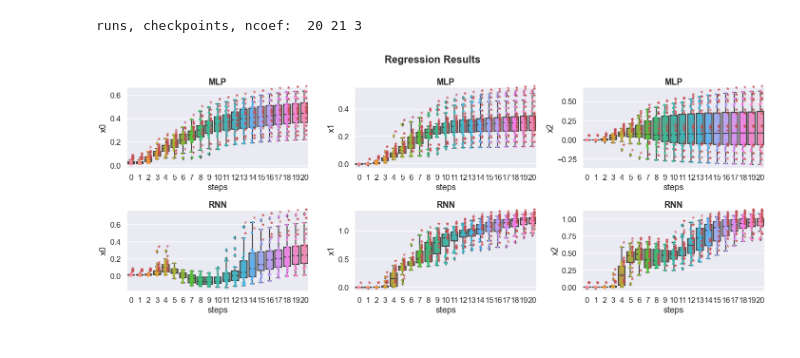
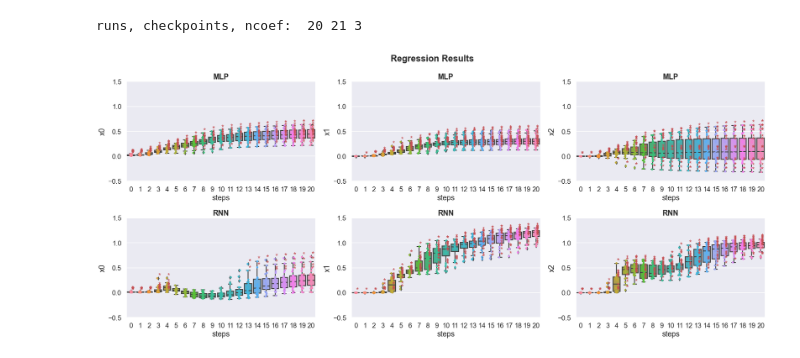
Before and after one commit to MaryZolfaghar/WCSLS, a Jupyter notebook: notebooks/results_regression.ipynb, the cells around one changed output. Cells and saved outputs as stored; diff of their text form; code cells hidden in the pictures.

```diff
--- a/notebooks/results_regression.ipynb
+++ b/notebooks/results_regression.ipynb
@@ -41,7 +41,7 @@ checkpoints = param_mlp.shape[1]
 ncoef = param_mlp.shape[2]
 print('runs, checkpoints, ncoef: ', runs, checkpoints, ncoef)
 
-fig, axs = plt.subplots(2, ncoef, figsize=(20,8))
+fig, axs = plt.subplots(2, ncoef, figsize=(23,10))
 # title_font, _ = font_setting()
 # sns.set()
 for coef in range(ncoef):
@@ -56,32 +56,33 @@ for coef in range(ncoef):
     ax = sns.boxplot(x='steps', y=val_name, data=df2, ax=ax)
     ax = sns.stripplot(x='steps', y=val_name, data=df2, ax=ax)
     for run in range(runs):
         for i, p in enumerate(p_val_mlp[run,:,coef]):
             s = '*' if p<0.05 else ' '
             ax.annotate(s, (i, param_mlp[run, i, coef]), color='r')
     ax.set_title('MLP', fontweight='bold')
-
+    ax.set_ylim([-0.5, 1.5])
     # RNN
     val = param_rnn[:,:,coef]
     df = pd.DataFrame(val, columns= np.arange(checkpoints))
     df.insert(0, 'runs', np.arange(runs))
     df2 = pd.melt(df, id_vars=['runs'],var_name='steps', value_name=val_name)
     # plot
     ax = axs[1][coef]
     ax = sns.boxplot(x='steps', y=val_name, data=df2, ax=ax)
     ax = sns.stripplot(x='steps', y=val_name, data=df2, ax=ax)
     for run in range(runs):
         for i, p in enumerate(p_val_rnn[run,:,coef]):
             s = '*' if p<0.05 else ' '
             ax.annotate(s, (i, param_rnn[run, i, coef]), color='r')
     ax.set_title('RNN', fontweight='bold')
+    ax.set_ylim([-0.5, 1.5])
 
 fig_str = 'reg_results_both_models_hidds'
 
 fig.suptitle('Regression Results', fontweight='bold')
 plt.tight_layout()
 fig.savefig(('../../figures/' + fig_str + '.pdf'),
             bbox_inches = 'tight', pad_inches = 0)
 # %% [output]
 runs, checkpoints, ncoef:  20 21 3
-[figure, old version]
+[figure, new version]
```
Also changed, not shown: 8 other files.
